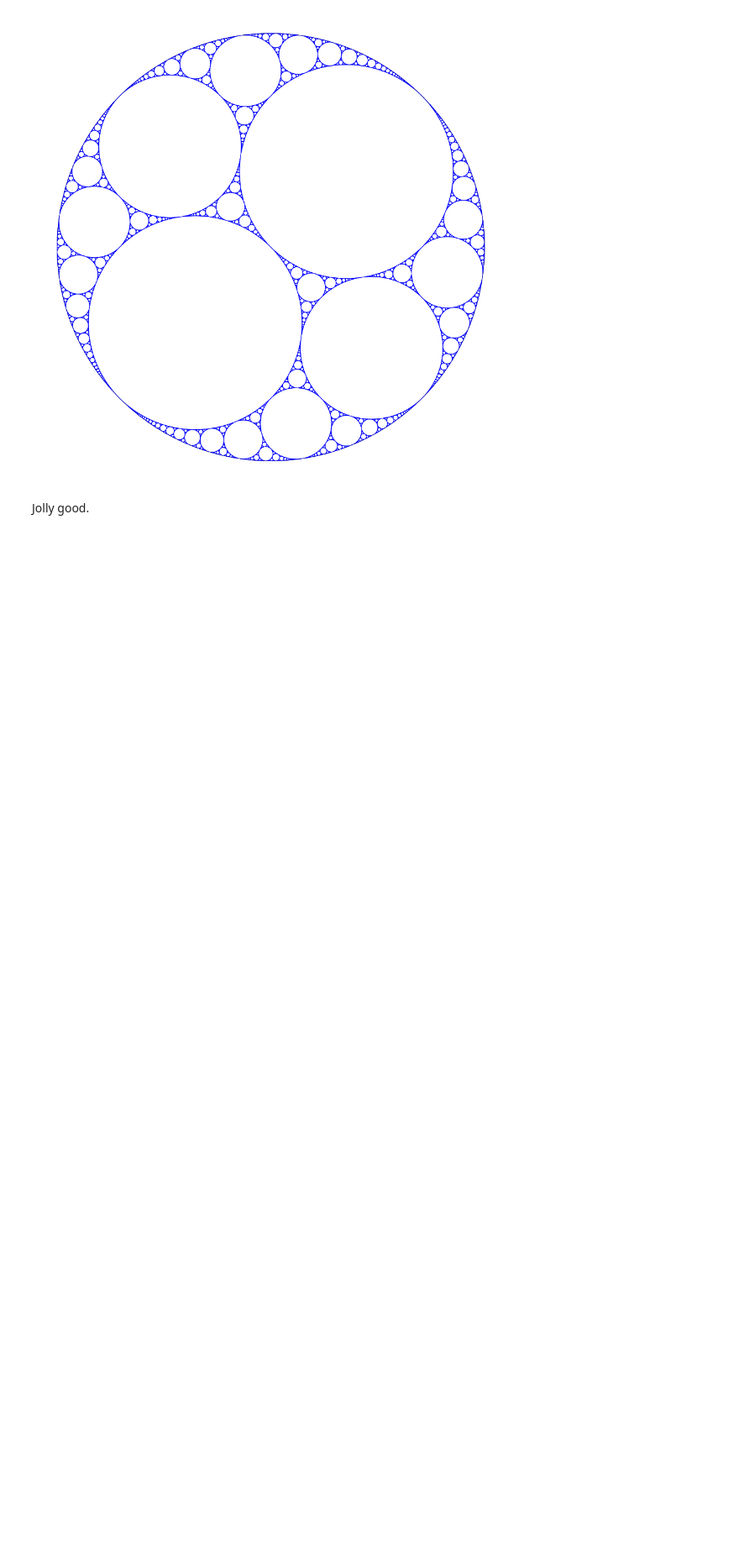
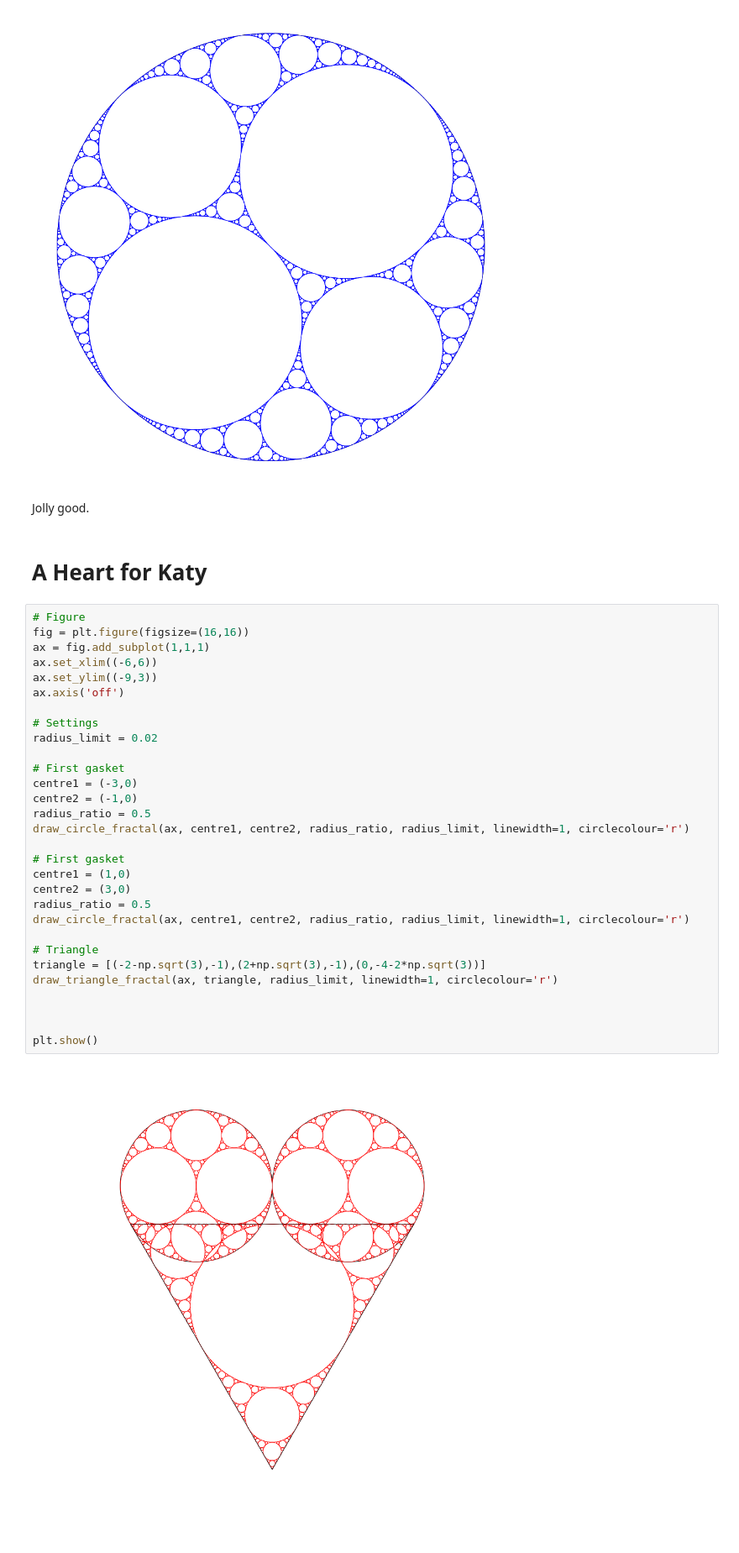
Before and after one commit to drpeteb/fractal-circles, a Jupyter notebook: Fractal-Circles.ipynb, the cells around one changed output. Shown at 84% size. Cells and saved outputs as stored; diff of their text form; blank space fills up the shorter version.

Commit message:
Added a heart

```diff
--- a/Fractal-Circles.ipynb
+++ b/Fractal-Circles.ipynb
@@ -1119,3 +1119,37 @@ plt.show()
 [figure]
 # %% [markdown]
 Jolly good.
+# %% [markdown]
+# A Heart for Katy
+# %%
+# Figure
+fig = plt.figure(figsize=(16,16))
+ax = fig.add_subplot(1,1,1)
+ax.set_xlim((-6,6))
+ax.set_ylim((-9,3))
+ax.axis('off')
+
+# Settings
+radius_limit = 0.02
+
+# First gasket
+centre1 = (-3,0)
+centre2 = (-1,0)
+radius_ratio = 0.5
+draw_circle_fractal(ax, centre1, centre2, radius_ratio, radius_limit, linewidth=1, circlecolour='r')
+
+# First gasket
+centre1 = (1,0)
+centre2 = (3,0)
+radius_ratio = 0.5
+draw_circle_fractal(ax, centre1, centre2, radius_ratio, radius_limit, linewidth=1, circlecolour='r')
+
+# Triangle
+triangle = [(-2-np.sqrt(3),-1),(2+np.sqrt(3),-1),(0,-4-2*np.sqrt(3))]
+draw_triangle_fractal(ax, triangle, radius_limit, linewidth=1, circlecolour='r')
+
+
+
+plt.show()
+# %% [output]
+[figure, added]
```
